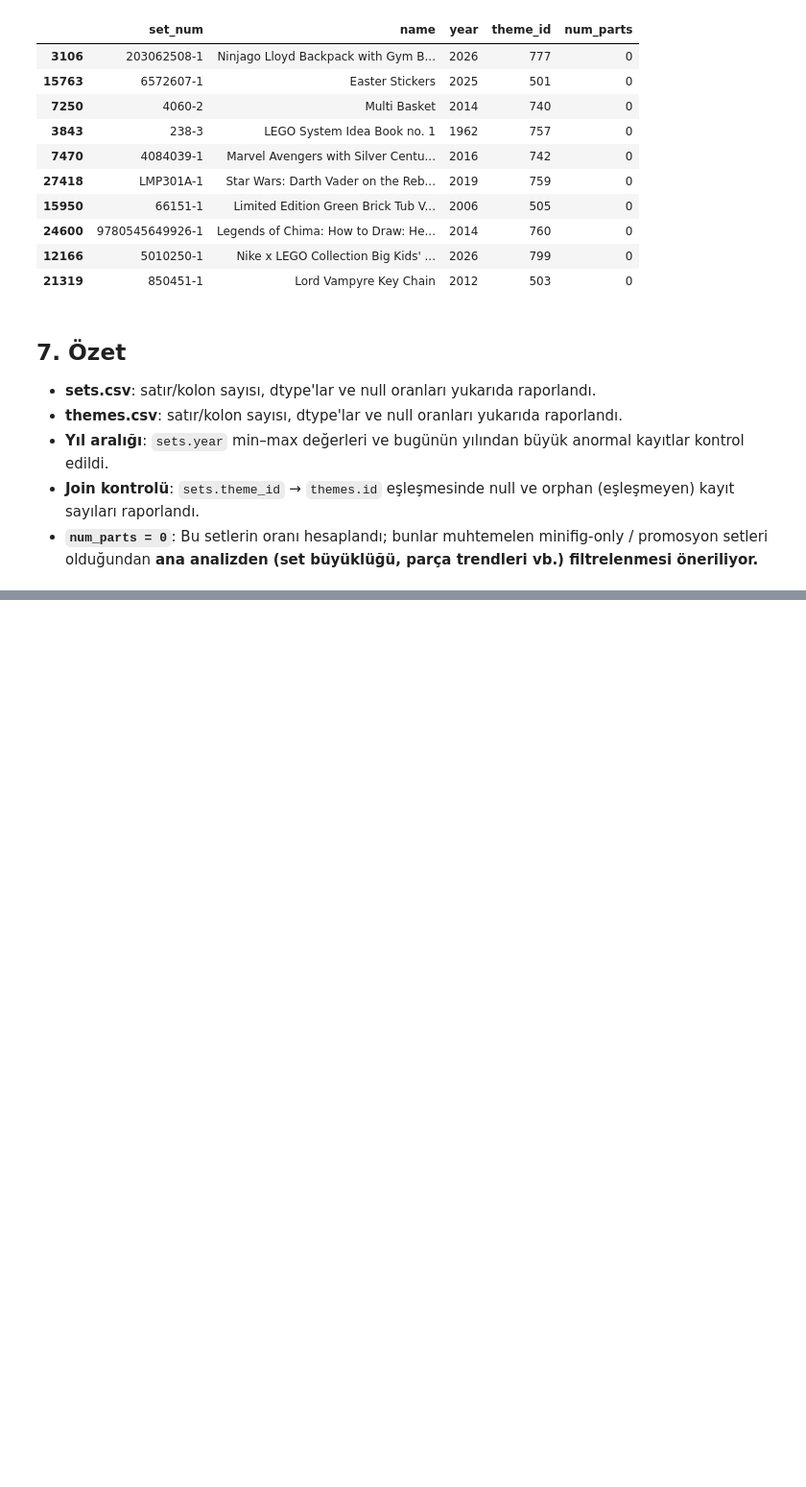
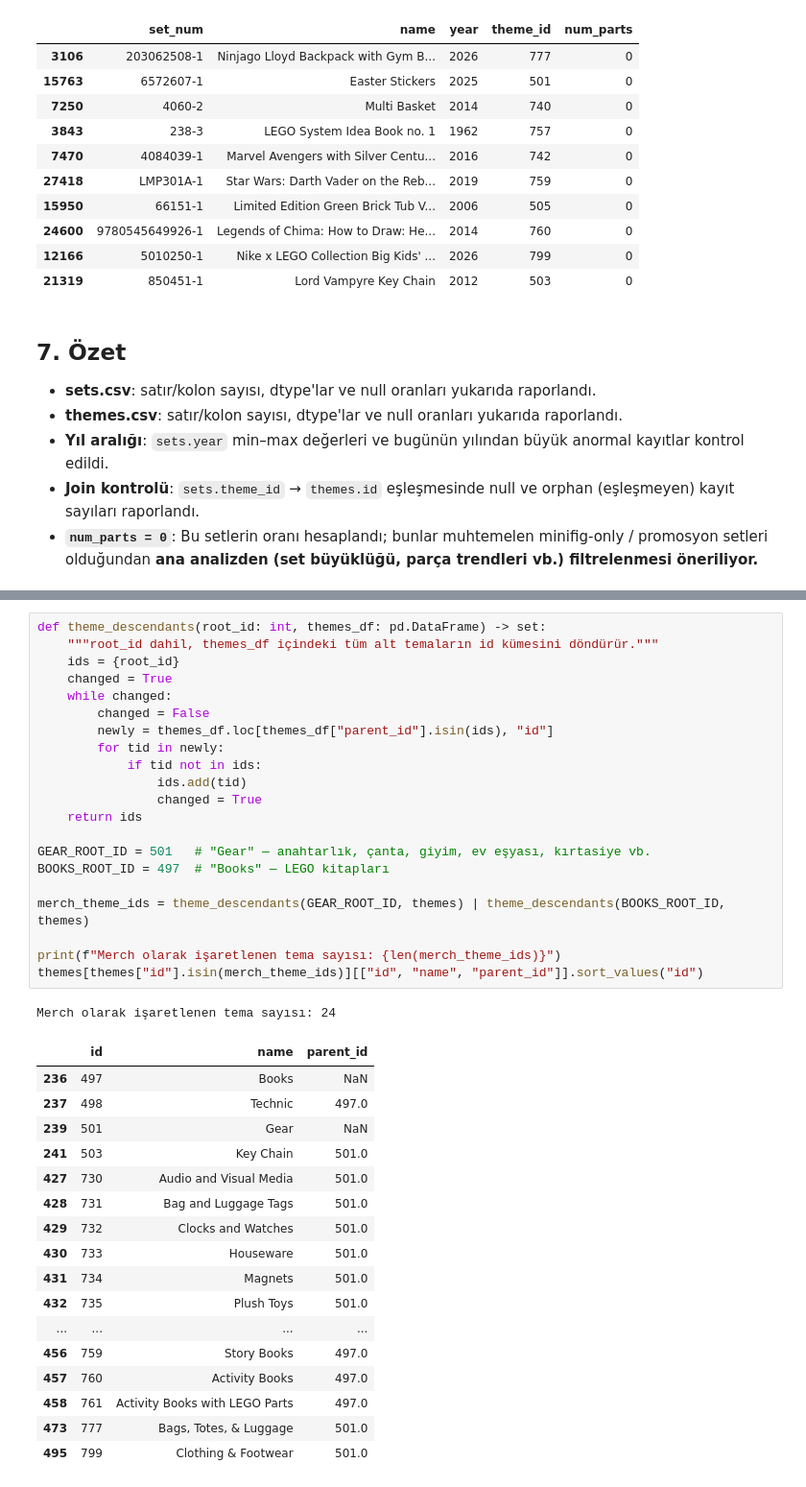
Before and after one commit to didemmrsln/brick-by-brick-lego-analysis, a Jupyter notebook: notebooks/01_data_quality_check.ipynb, the cells around one changed output, grey strips where cells are left out. Shown at 96% size. Cells and saved outputs as stored; diff of their text form; blank space fills up the shorter version.

Commit message:
Filter merch/promo themes and zero-part sets; export data/processed/sets_clean.csv
Co-Authored-By: Claude Sonnet 5 <noreply@anthropic.com>

```diff
--- a/notebooks/01_data_quality_check.ipynb
+++ b/notebooks/01_data_quality_check.ipynb
@@ -246,0 +256,40 @@ zero_parts.sample(min(10, len(zero_parts)), random_state=42)[["set_num", "name",
+# %%
+def theme_descendants(root_id: int, themes_df: pd.DataFrame) -> set:
+    """root_id dahil, themes_df içindeki tüm alt temaların id kümesini döndürür."""
+    ids = {root_id}
+    changed = True
+    while changed:
+        changed = False
+        newly = themes_df.loc[themes_df["parent_id"].isin(ids), "id"]
+        for tid in newly:
+            if tid not in ids:
+                ids.add(tid)
+                changed = True
+    return ids
+
+GEAR_ROOT_ID = 501   # "Gear" — anahtarlık, çanta, giyim, ev eşyası, kırtasiye vb.
+BOOKS_ROOT_ID = 497  # "Books" — LEGO kitapları
+
+merch_theme_ids = theme_descendants(GEAR_ROOT_ID, themes) | theme_descendants(BOOKS_ROOT_ID, themes)
+
+print(f"Merch olarak işaretlenen tema sayısı: {len(merch_theme_ids)}")
+themes[themes["id"].isin(merch_theme_ids)][["id", "name", "parent_id"]].sort_values("id")
+# %% [output]
+Merch olarak işaretlenen tema sayısı: 24
+|  | id | name | parent_id |
+| 236 | 497 | Books | NaN |
+| 237 | 498 | Technic | 497.0 |
+| 239 | 501 | Gear | NaN |
+| 241 | 503 | Key Chain | 501.0 |
+| 427 | 730 | Audio and Visual Media | 501.0 |
+| 428 | 731 | Bag and Luggage Tags | 501.0 |
+| 429 | 732 | Clocks and Watches | 501.0 |
+| 430 | 733 | Houseware | 501.0 |
+| 431 | 734 | Magnets | 501.0 |
+| 432 | 735 | Plush Toys | 501.0 |
+| ... | ... | ... | ... |
+| 456 | 759 | Story Books | 497.0 |
+| 457 | 760 | Activity Books | 497.0 |
+| 458 | 761 | Activity Books with LEGO Parts | 497.0 |
+| 473 | 777 | Bags, Totes, & Luggage | 501.0 |
+| 495 | 799 | Clothing & Footwear | 501.0 |
```
Also changed, not shown: parts of 5 cells of this notebook, 1 other file.
